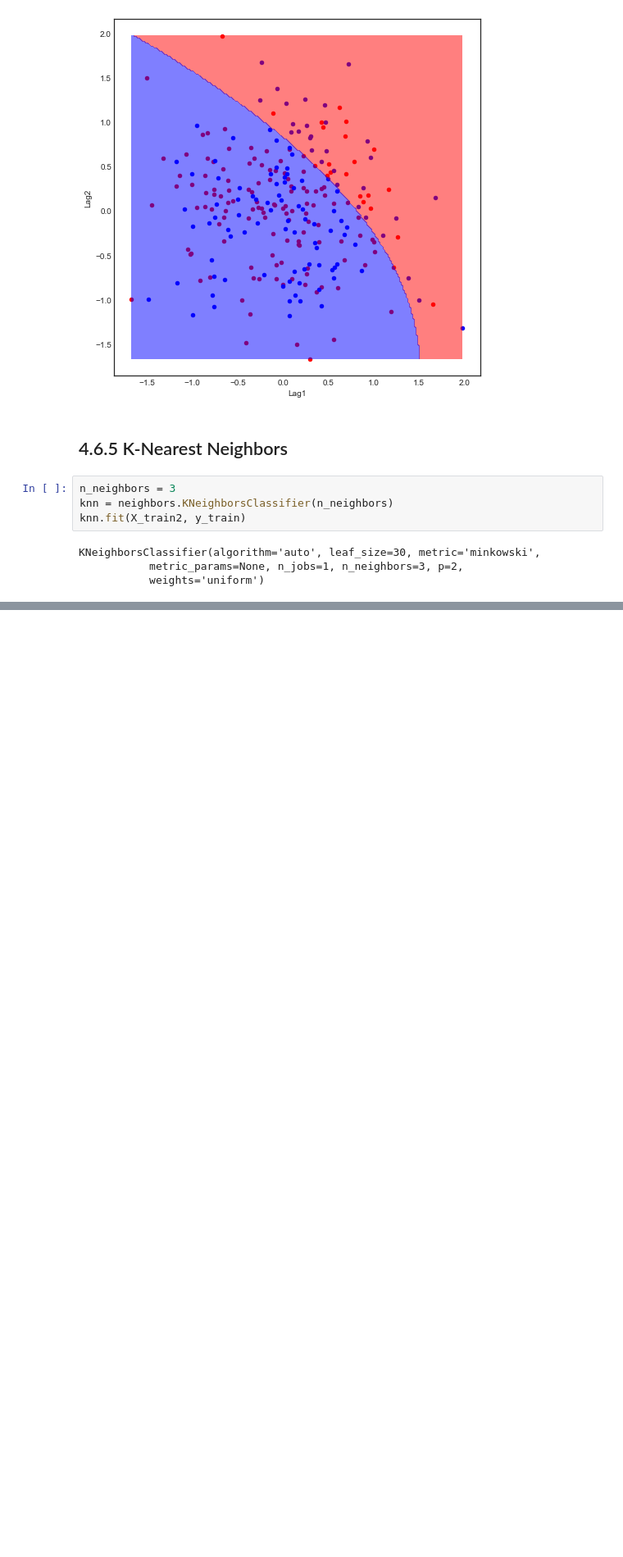
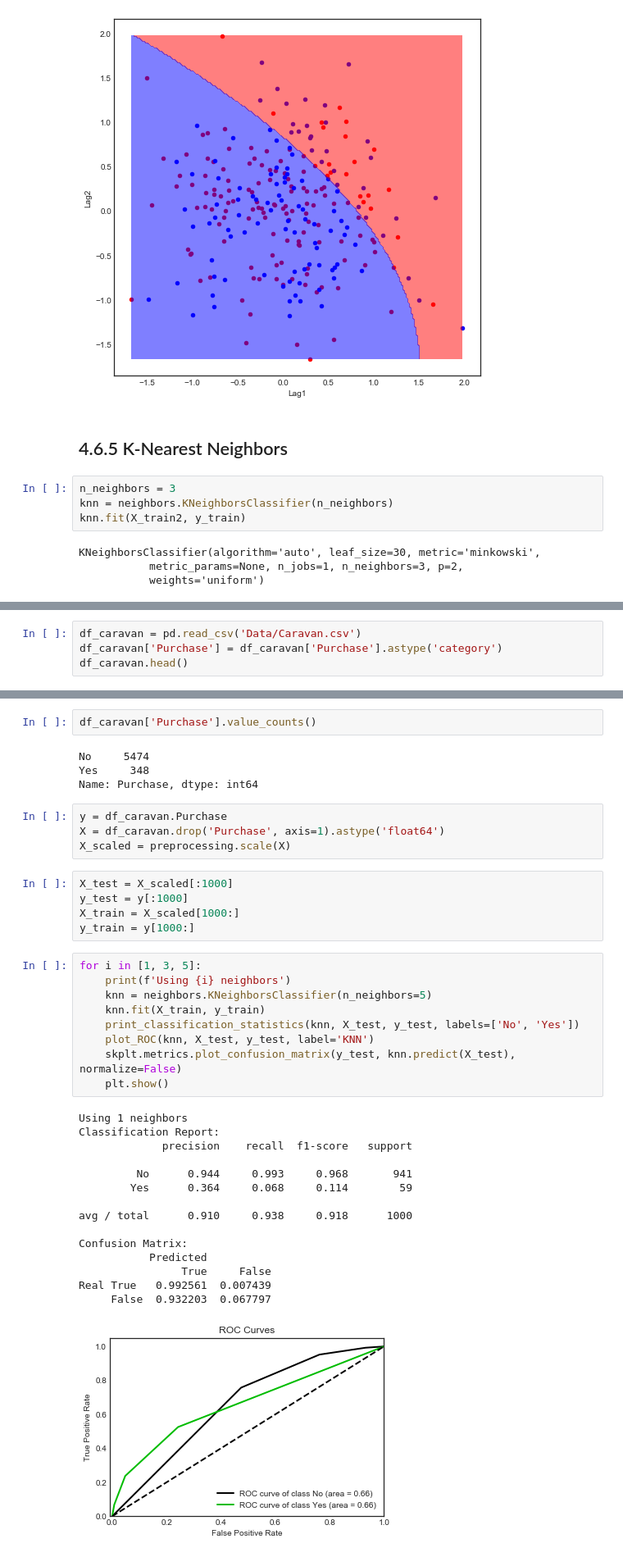
Before and after one commit to pedvide/ISLR_Python, a Jupyter notebook: Chapter4_classification.ipynb, the cells around one changed output, grey strips where cells are left out. Shown at 82% size. Saved outputs shown, nothing was run; the diff lists cells and outputs as text; blank space fills up the shorter version.

Commit message:
KNN for caravan insurance data

```diff
--- a/Chapter4_classification.ipynb
+++ b/Chapter4_classification.ipynb
@@ -708,0 +714,4 @@ Real True   0.432432  0.567568
+# %%
+df_caravan = pd.read_csv('Data/Caravan.csv')
+df_caravan['Purchase'] = df_caravan['Purchase'].astype('category')
+df_caravan.head()
@@ -708,0 +726,40 @@ Real True   0.432432  0.567568
+# %%
+df_caravan['Purchase'].value_counts()
+# %% [output]
+No     5474
+Yes     348
+Name: Purchase, dtype: int64
+# %%
+y = df_caravan.Purchase
+X = df_caravan.drop('Purchase', axis=1).astype('float64')
+X_scaled = preprocessing.scale(X)
+# %%
+X_test = X_scaled[:1000]
+y_test = y[:1000]
+X_train = X_scaled[1000:]
+y_train = y[1000:]
+# %%
+for i in [1, 3, 5]:
+    print(f'Using {i} neighbors')
+    knn = neighbors.KNeighborsClassifier(n_neighbors=5)
+    knn.fit(X_train, y_train)
+    print_classification_statistics(knn, X_test, y_test, labels=['No', 'Yes'])
+    plot_ROC(knn, X_test, y_test, label='KNN')
+    skplt.metrics.plot_confusion_matrix(y_test, knn.predict(X_test), normalize=False)
+    plt.show()
+# %% [output]
+Using 1 neighbors
+Classification Report:
+             precision    recall  f1-score   support
+
+         No      0.944     0.993     0.968       941
+        Yes      0.364     0.068     0.114        59
+
+avg / total      0.910     0.938     0.918      1000
+
+Confusion Matrix:
+           Predicted
+                True     False
+Real True   0.992561  0.007439
+     False  0.932203  0.067797
+[figure, added]
```
Also changed, not shown: parts of 11 cells of this notebook.
